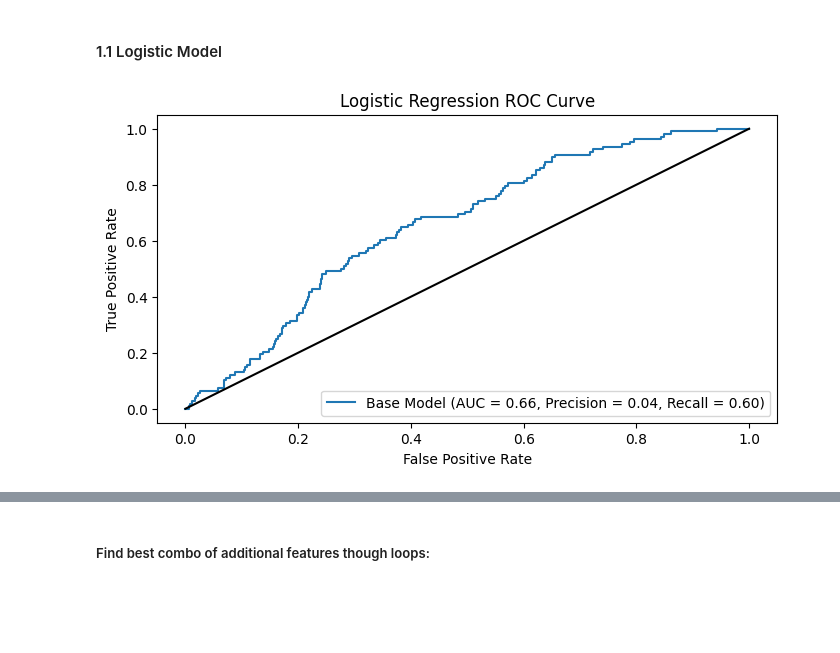
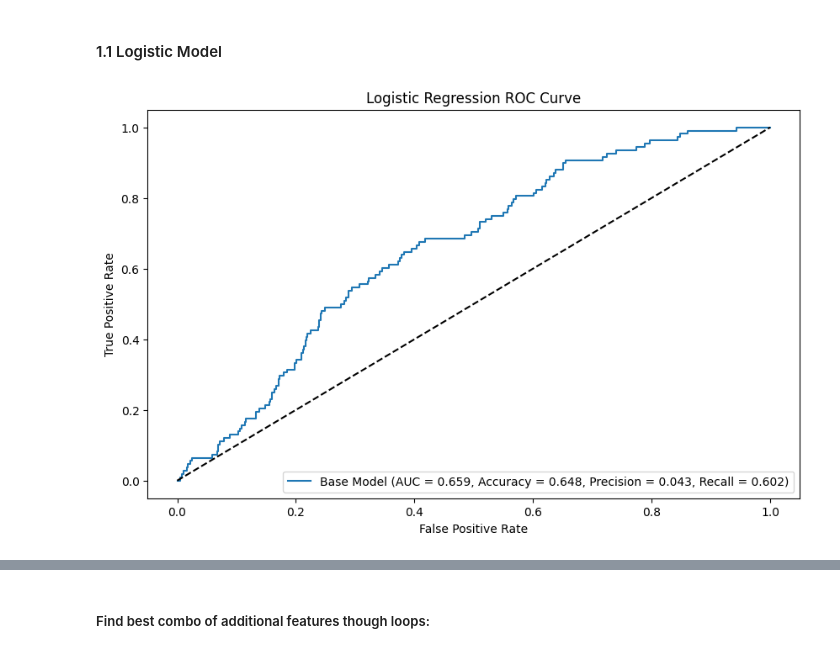
Before and after one commit to yeyechen/HKU-MFIN7034-ML, a Jupyter notebook: coursework_3.ipynb, the cells around one changed output, grey strips where cells are left out. Saved outputs shown, nothing was run; the diff lists cells and outputs as text; code cells hidden in the pictures; blank space fills up the shorter version.

```diff
--- a/coursework_3.ipynb
+++ b/coursework_3.ipynb
@@ -102,37 +102,39 @@ def run_logistic_regression(features_df, target_series, model_name="", max_iter=
     fpr, tpr, _ = metrics.roc_curve(y_test, y_proba)
     auc_score = metrics.roc_auc_score(y_test, y_proba)
 
     # get predicted labels
     y_pred = log_reg.predict(X_test)
     # calculate precision and recall
     precision = metrics.precision_score(y_test, y_pred)
     recall = metrics.recall_score(y_test, y_pred)
+    # calculate accuracy
+    accuracy = metrics.accuracy_score(y_test, y_pred)
 
     if plot:
         # run and compare models
         plt.figure(figsize=(10, 6))
         # plot ROC curve
-        plt.plot(fpr, tpr, label=f"{model_name} (AUC = {auc_score:.2f}, Precision = {precision:.2f}, Recall = {recall:.2f})")
-        plt.plot([0, 1], [0, 1], "k-")
+        plt.plot(fpr, tpr, label=f"{model_name} (AUC = {auc_score:.3f}, Accuracy = {accuracy:.3f}, Precision = {precision:.3f}, Recall = {recall:.3f})")
+        plt.plot([0, 1], [0, 1], "k--")
         plt.xlabel("False Positive Rate")
         plt.ylabel("True Positive Rate")
         plt.title("Logistic Regression ROC Curve")
         plt.legend(loc="lower right")
         plt.show()
 
-    return auc_score
+    return (fpr, tpr, auc_score, accuracy, precision, recall)
 
 # original features
 base_features = ["age", "gender", "edu", "housing", "income",
                 "job_occupation", "past_bad_credit", "married"]
 
 _ = run_logistic_regression(
     credit_risk_df[base_features],
     credit_risk_df["default_label"],
     model_name="Base Model"
 )
 # %% [output]
-[figure, old version]
+[figure, new version]
 # %%
 # add more interaction term variables and non-linear transformation variables
 credit_risk_transformed_df = credit_risk_df.copy()
```
Also changed, not shown: parts of 17 cells of this notebook.
